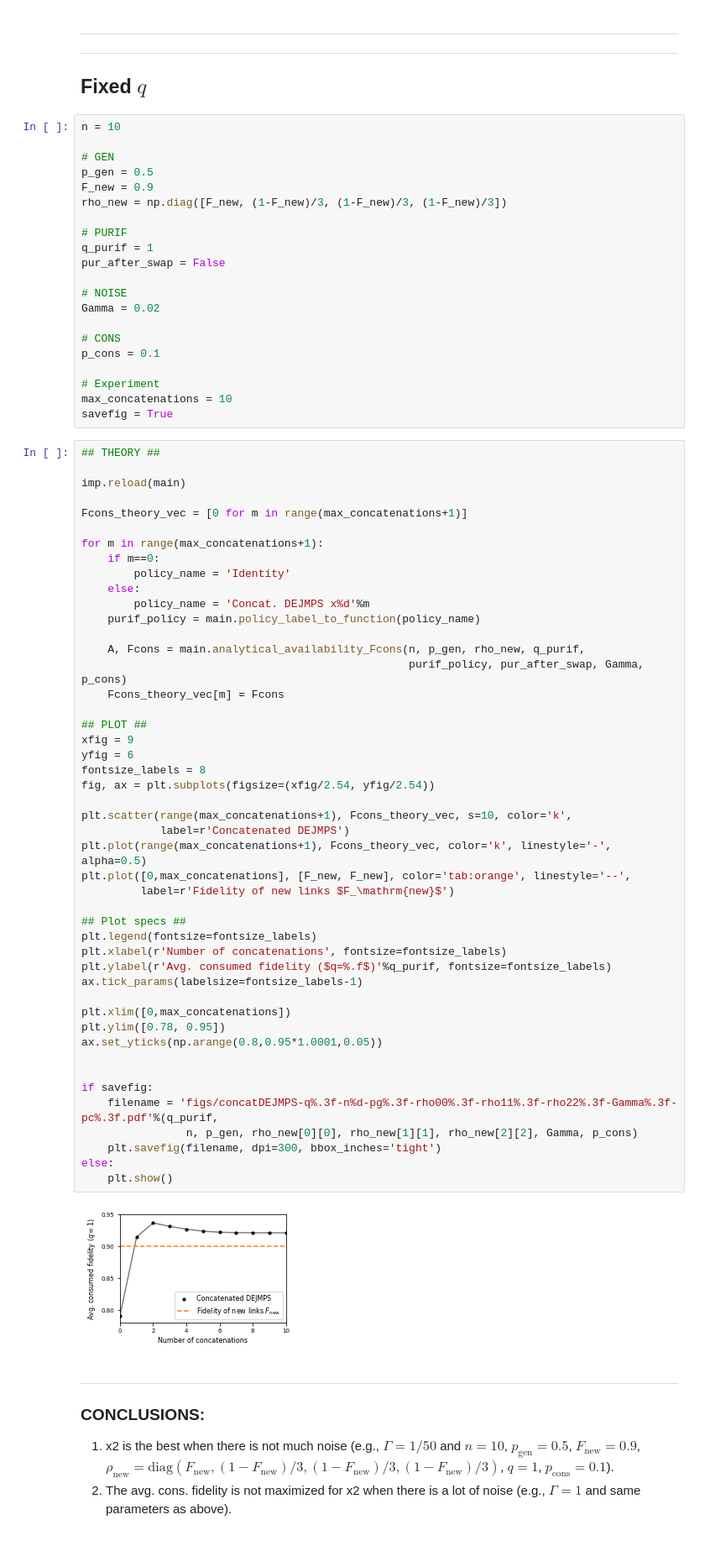
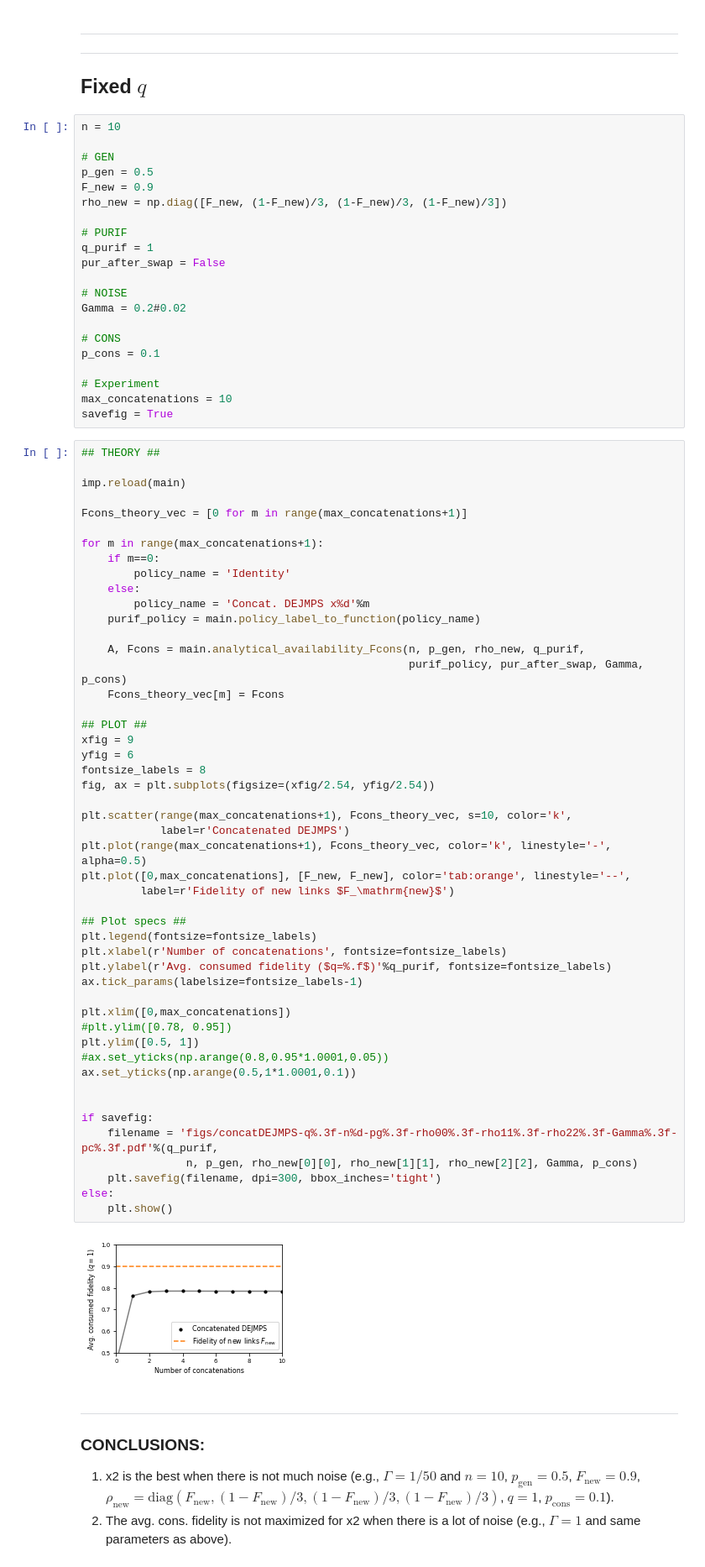
Before and after one commit to AlvaroGI/buffering-1GnB, a Jupyter notebook: RESULTS-concat-DEJMPS-vs-m.ipynb, the cells around one changed output. Shown at 84% size. Cells and saved outputs as stored; diff of their text form.

```diff
--- a/RESULTS-concat-DEJMPS-vs-m.ipynb
+++ b/RESULTS-concat-DEJMPS-vs-m.ipynb
@@ -26,7 +26,7 @@ q_purif = 1
 pur_after_swap = False
 
 # NOISE
-Gamma = 0.02
+Gamma = 0.2#0.02
 
 # CONS
 p_cons = 0.1
@@ -53,36 +53,38 @@ for m in range(max_concatenations+1):
     Fcons_theory_vec[m] = Fcons
 
 ## PLOT ##
 xfig = 9
 yfig = 6
 fontsize_labels = 8
 fig, ax = plt.subplots(figsize=(xfig/2.54, yfig/2.54))
 
 plt.scatter(range(max_concatenations+1), Fcons_theory_vec, s=10, color='k',
             label=r'Concatenated DEJMPS')
 plt.plot(range(max_concatenations+1), Fcons_theory_vec, color='k', linestyle='-', alpha=0.5)
 plt.plot([0,max_concatenations], [F_new, F_new], color='tab:orange', linestyle='--',
          label=r'Fidelity of new links $F_\mathrm{new}$')
 
 ## Plot specs ##
 plt.legend(fontsize=fontsize_labels)
 plt.xlabel(r'Number of concatenations', fontsize=fontsize_labels)
 plt.ylabel(r'Avg. consumed fidelity ($q=%.f$)'%q_purif, fontsize=fontsize_labels)
 ax.tick_params(labelsize=fontsize_labels-1)
 
 plt.xlim([0,max_concatenations])
-plt.ylim([0.78, 0.95])
-ax.set_yticks(np.arange(0.8,0.95*1.0001,0.05))
+#plt.ylim([0.78, 0.95])
+plt.ylim([0.5, 1])
+#ax.set_yticks(np.arange(0.8,0.95*1.0001,0.05))
+ax.set_yticks(np.arange(0.5,1*1.0001,0.1))
 
 
 if savefig:
     filename = 'figs/concatDEJMPS-q%.3f-n%d-pg%.3f-rho00%.3f-rho11%.3f-rho22%.3f-Gamma%.3f-pc%.3f.pdf'%(q_purif,
                 n, p_gen, rho_new[0][0], rho_new[1][1], rho_new[2][2], Gamma, p_cons)
     plt.savefig(filename, dpi=300, bbox_inches='tight')
 else:
     plt.show()
 # %% [output]
-[figure, old version]
+[figure, new version]
 # %% [markdown]
 ---
 ### CONCLUSIONS:
```
Also changed, not shown: 1 other file.
